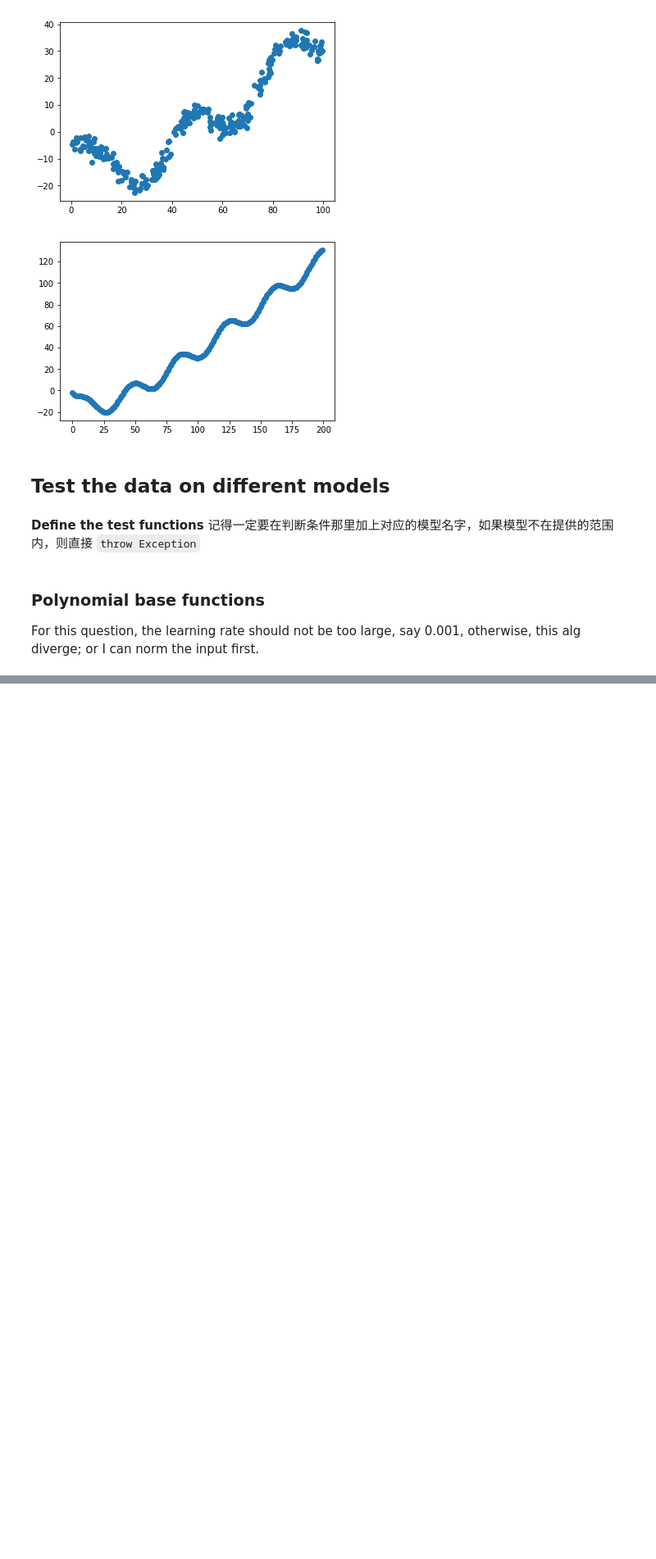
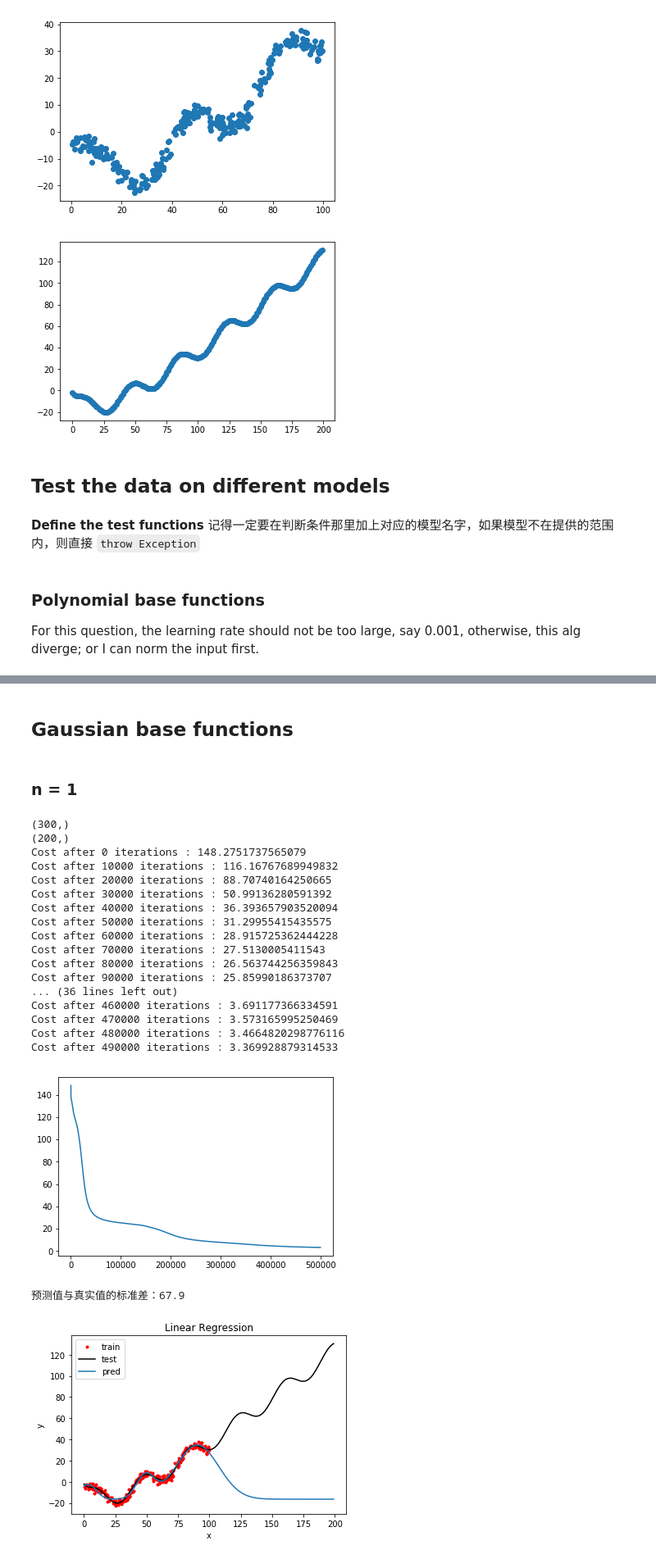
Before and after one commit to Haicang/PRML, a Jupyter notebook: lab1/Play the data.ipynb, the cells around one changed output, grey strips where cells are left out. Shown at 82% size. Cells and saved outputs as stored; diff of their text form; code cells hidden in the pictures; blank space fills up the shorter version.

```diff
--- a/lab1/Play the data.ipynb
+++ b/lab1/Play the data.ipynb
@@ -78,0 +93,27 @@ test('power', lr=0.00005)
+# %% [markdown]
+## Gaussian base functions
+# %% [markdown]
+### n = 1
+# %%
+test('gaussian', lr=1e-2, n=3, epochs=500000, l2=0)
+# %% [output]
+(300,)
+(200,)
+Cost after 0 iterations : 148.2751737565079
+Cost after 10000 iterations : 116.16767689949832
+Cost after 20000 iterations : 88.70740164250665
+Cost after 30000 iterations : 50.99136280591392
+Cost after 40000 iterations : 36.393657903520094
+Cost after 50000 iterations : 31.29955415435575
+Cost after 60000 iterations : 28.915725362444228
+Cost after 70000 iterations : 27.5130005411543
+Cost after 80000 iterations : 26.563744256359843
+Cost after 90000 iterations : 25.85990186373707
+... (36 lines left out)
+Cost after 460000 iterations : 3.691177366334591
+Cost after 470000 iterations : 3.573165995250469
+Cost after 480000 iterations : 3.4664820298776116
+Cost after 490000 iterations : 3.369928879314533
+[figure, added]
+预测值与真实值的标准差：67.9
+[figure, added]
```
Also changed, not shown: parts of 9 cells of this notebook, 5 other files.
